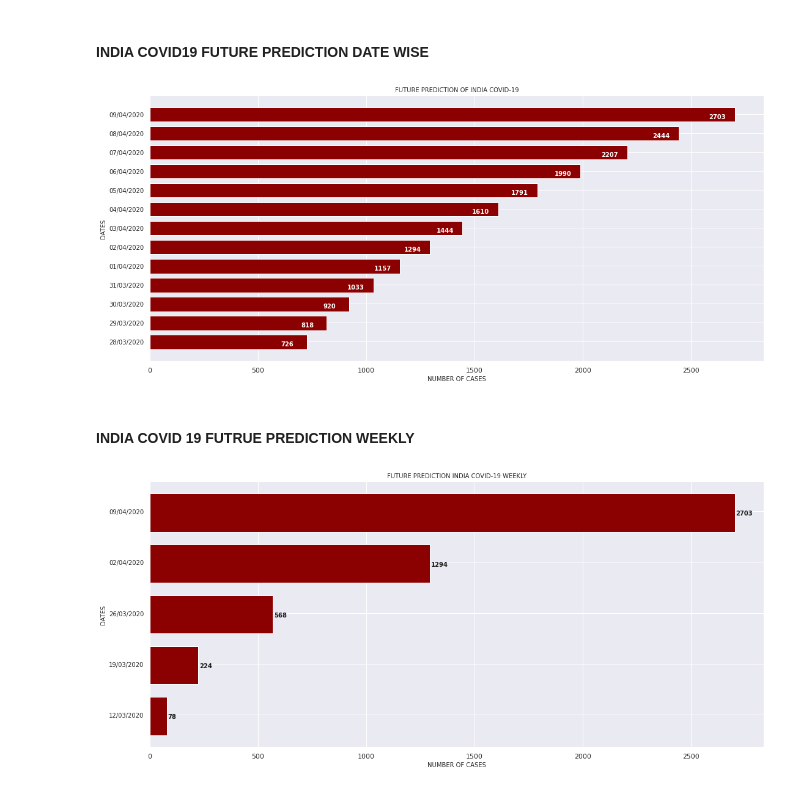
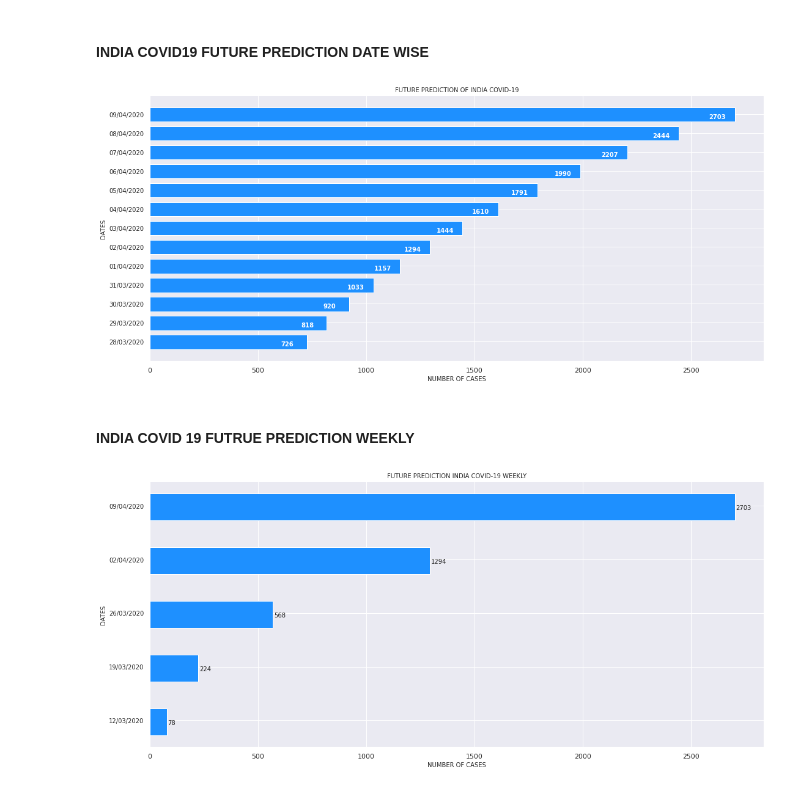
Before and after one commit to Apoorv0001/Covid19-Analyzer, a Jupyter notebook: MODEL_BUILDING_ON_CORONA19_Using_SVR.ipynb, the cells around one changed output. Saved outputs shown, nothing was run; the diff lists cells and outputs as text; code cells hidden in the pictures.

```diff
--- a/MODEL_BUILDING_ON_CORONA19_Using_SVR.ipynb
+++ b/MODEL_BUILDING_ON_CORONA19_Using_SVR.ipynb
@@ -444,20 +444,20 @@ temp_dict=dict(zip(last_dates,last_pred_list))
 # %%
 x = list(temp_dict.keys())
 y = list(temp_dict.values())
 fig, ax = plt.subplots()
 width = 0.75 # the width of the bars
 ind = np.arange(len(y)) # the x locations for the groups
-ax.barh(ind, y, width, color="#8B0000")
+ax.barh(ind, y, width, color="#1E90FF")
 ax.set_yticks(ind+width/30)
 ax.set_yticklabels(x, minor=False, fontsize=10)
 plt.title('FUTURE PREDICTION OF INDIA COVID-19', fontsize=10)
 plt.xlabel('NUMBER OF CASES', fontsize=10)
 plt.ylabel('DATES', fontsize=10)
 for i, v in enumerate(y):
     ax.text(v + -120, i + -0.2, str(v), color='w', fontweight='bold', fontsize=10)
 plt.show()
 # %% [output]
-[figure, old version]
+[figure, new version]
 # %% [markdown]
 #### INDIA COVID 19 FUTRUE PREDICTION WEEKLY
 # %%
@@ -470,16 +470,16 @@ weeks_report = future_prediction[0::7][-5:]
 x = weeks
 y = weeks_report
 fig, ax = plt.subplots()
-width = 0.75 # the width of the bars
+width = 0.50 # the width of the bars
 ind = np.arange(len(y)) # the x locations for the groups
-ax.barh(ind, y, width, color="#8B0000")
-ax.set_yticks(ind+width/30)
+ax.barh(ind, y, width, color="#1E90FF")
+ax.set_yticks(ind+width/20)
 ax.set_yticklabels(x, minor=False, fontsize=10)
 plt.title('FUTURE PREDICTION INDIA COVID-19 WEEKLY', fontsize=10)
 plt.xlabel('NUMBER OF CASES', fontsize=10)
 plt.ylabel('DATES', fontsize=10)
 for i, v in enumerate(y):
-    ax.text(v + 5, i + -0.05, str(v), color='k', fontweight='bold', fontsize=10)
+    ax.text(v + 5, i + -0.05, str(v), color='k', fontweight='light', fontsize=10)
 plt.show()
 # %% [output]
-[figure, old version]
+[figure, new version]
```
